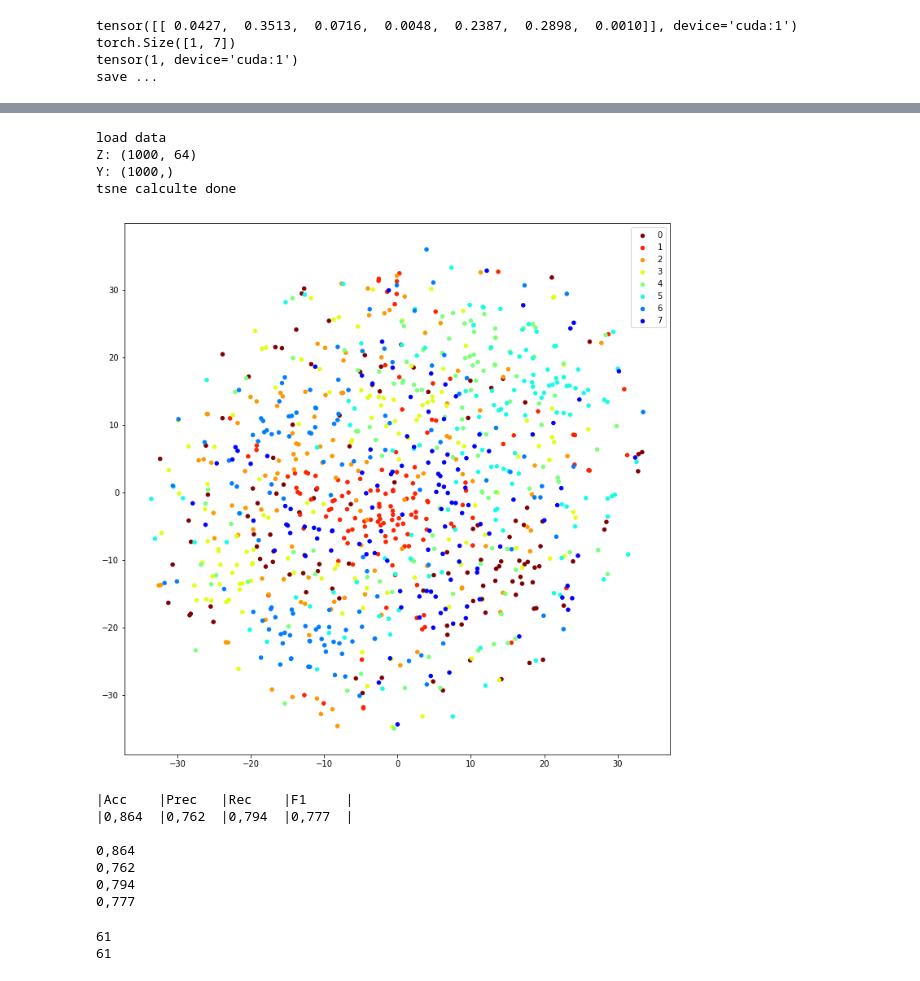
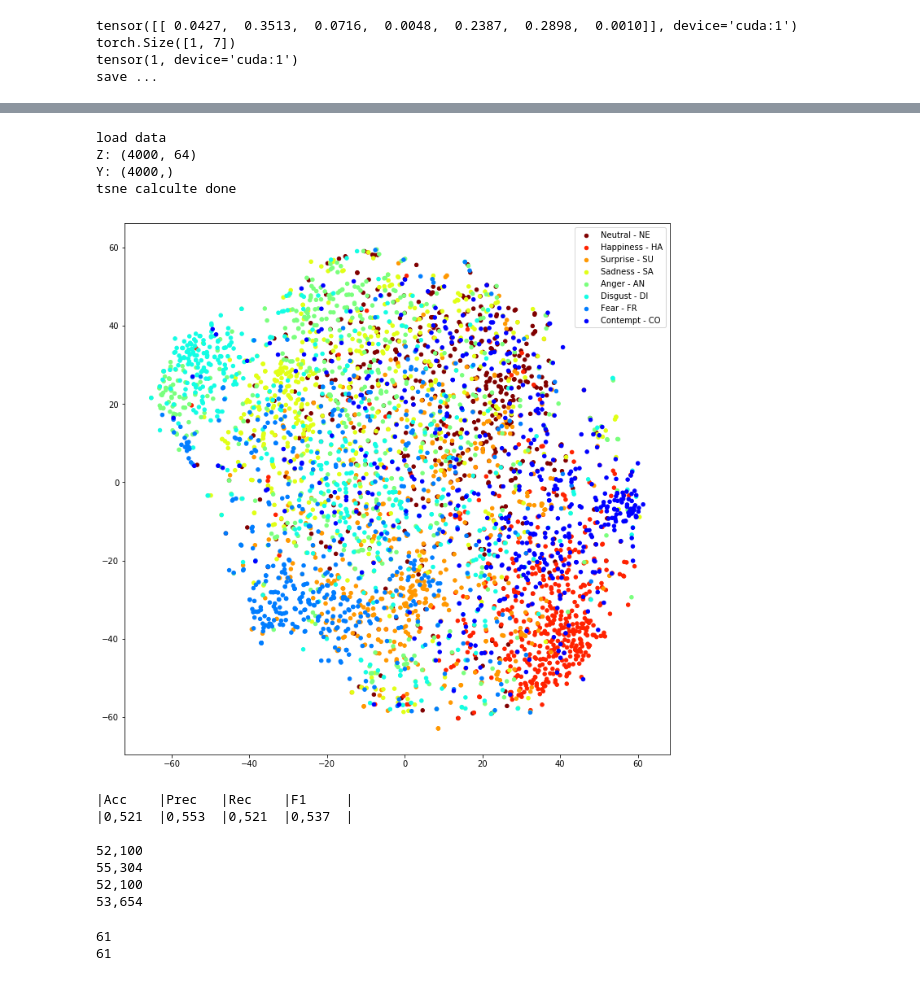
Before and after one commit to pedrodiamel/ferattention, a Jupyter notebook: books/eval_stn.ipynb, the cells around one changed output, grey strips where cells are left out. Saved outputs shown, nothing was run; the diff lists cells and outputs as text; code cells hidden in the pictures.

```diff
--- a/books/eval_stn.ipynb
+++ b/books/eval_stn.ipynb
@@ -49,6 +47,6 @@ srf.png
 # %%
 project          = '../out'
-name             = 'ferattpaperstn_attgmmstnnet_ferattentionstn_attloss_adam_affectnetdark_dim64_preactresnet18x128_fold0_003'
+name             = 'attgmmstn_attgmmstnnet_ferattentionstn_attloss_adam_affectnetdark_dim64_preactresnet18x32_fold0_000'
 pathnamedataset  = '~/.datasets'
 pathmodel        = os.path.join( project, name, 'models/model_best.pth.tar' ) #model_best, chk000120
 pathproject      = os.path.join( project, name )
@@ -87,11 +83,11 @@ WARNING:visdom:Without the incoming socket you cannot receive events from the se
 # %%
 # Load dataset
 print('>> Load dataset ...')
-namedataset = FactoryDataset.affect
-subset = FactoryDataset.training
+namedataset = FactoryDataset.affectdark
+subset = FactoryDataset.validation
 imagesize=128
 idenselect=np.arange(10)
-breal=True
+breal=False
 
 if breal:
 
@@ -131,9 +127,10 @@ else:
             ),
         pathnameback='~/.datasets/coco',
         ext='jpg',
-        count=2000,
+        count=4000,
         num_channels=3,
-        iluminate=True, angle=45, translation=0.3, warp=0.2, factor=0.2,
+        iluminate=True, angle=30, translation=0.2, warp=0.1, factor=0.2,
+        #iluminate=True, angle=45, translation=0.3, warp=0.2, factor=0.2,
         #iluminate=True, angle=45, translation=0.1, warp=0.0, factor=0.0,
         transform_data=get_transforms_aug( imsize ),
         transform_image=get_transforms_det( imsize ),
@@ -612,8 +584,8 @@ rep_data = torch.load(reppathname)
 Z = rep_data['Z']
 Y = rep_data['Y']
 
-Z = Z[:1000,:]
-Y = Y[:1000] #
+Z = Z[:4000,:]
+Y = Y[:4000] #
 
 print('load data')
 print('Z:', Z.shape)
@@ -636,29 +608,32 @@ df.to_csv( tsnpathname , index=False, encoding='utf-8')
 print('tsne calculte done')
 # %% [output]
 load data
-Z: (1000, 64)
-Y: (1000,)
+Z: (4000, 64)
+Y: (4000,)
 tsne calculte done
 # %%
 cmap = plt.get_cmap('jet_r')
+
+classes = ['Neutral - NE', 'Happiness - HA', 'Surprise - SU', 'Sadness - SA', 'Anger - AN', 'Disgust - DI', 'Fear - FR', 'Contempt - CO']
 
 #show
 plt.figure( figsize=(12,12) )
 #plt.scatter(Xt[:,0], Xt[:,1], s=(10,10), marker='o', c=Yo);
 n = len(np.unique(Y))
 for i in range( n ):
     index = Y==i
     color = cmap(float(i)/n)
-    plt.scatter(Zt[index,0], Zt[index,1], s=(20,20), marker='o', color=color, label='{}'.format( i ) ); #dataloader.dataset.data.classes[i]
+    plt.scatter(Zt[index,0], Zt[index,1], s=(20,20), marker='o', color=color, label='{}'.format( classes[i] ) ); #dataloader.dataset.data.classes[i]
 
 plt.legend()
 plt.savefig( os.path.join( pathproject, 'tsn_{}_{}_{}.png'.format( name, namedataset, subset ) ) )
 plt.show()
 # %% [output]
-[figure, old version]
+[figure, new version]
 # %%
 import sklearn.metrics as metrics
 
+str_real = 'real' if breal else 'no_real'
 # rep_val_pathname = os.path.join( pathproject, 'rep_{}_{}_{}_{}.pth'.format(name, namedataset, 'train', str_real) )
 rep_val_pathname = os.path.join( pathproject, 'rep_{}_{}_{}_{}.pth'.format(name, namedataset, 'val', str_real) )
 # rep_val_pathname = os.path.join( pathproject, 'rep_{}_{}_{}_{}.pth'.format(name, namedataset, 'test', str_real) )
@@ -686,15 +661,15 @@ print('|Acc\t|Prec\t|Rec\t|F1\t|')
 print( '|{:0.3f}\t|{:0.3f}\t|{:0.3f}\t|{:0.3f}\t|'.format(acc,precision,recall,f1_score).replace('.',',')  )
 
 print()
-print( '{:0.3f}\n{:0.3f}\n{:0.3f}\n{:0.3f}'.format(acc,precision,recall,f1_score).replace('.',',')  )
+print( '{:0.3f}\n{:0.3f}\n{:0.3f}\n{:0.3f}'.format(acc*100,precision*100,recall*100,f1_score*100).replace('.',',')  )
 # %% [output]
 |Acc    |Prec   |Rec    |F1     |
-|0,864  |0,762  |0,794  |0,777  |
+|0,521  |0,553  |0,521  |0,537  |
 
-0,864
-0,762
-0,794
-0,777
+52,100
+55,304
+52,100
+53,654
 # %%
 size_input=64
 data = Dataset(
```
Also changed, not shown: parts of 6 cells of this notebook, 8 other files.
